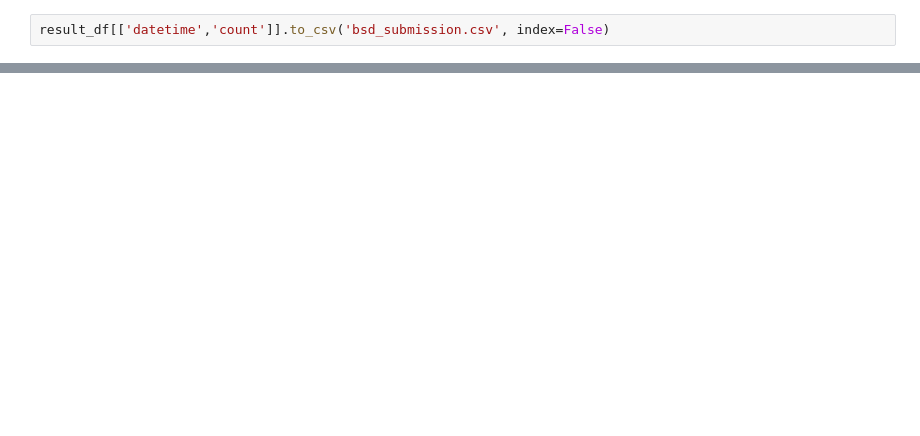
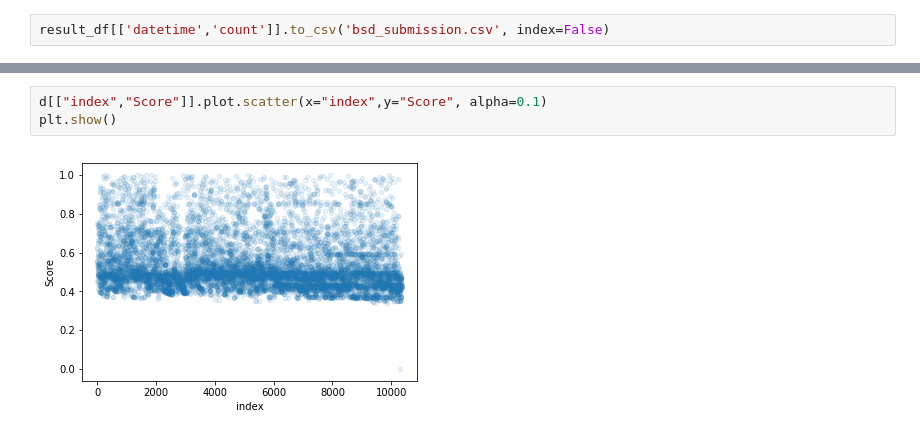
Before and after one commit to xtrmstep/bike-sharing-demand-exercise, a Jupyter notebook: bike-sharing-features.ipynb, the cells around one changed output, grey strips where cells are left out. Cells and saved outputs as stored; diff of their text form; blank space fills up the shorter version.

```diff
--- a/bike-sharing-features.ipynb
+++ b/bike-sharing-features.ipynb
@@ -218,0 +269,5 @@ result_df[['datetime','count']].to_csv('bsd_submission.csv', index=False)
+# %%
+d[["index","Score"]].plot.scatter(x="index",y="Score", alpha=0.1)
+plt.show()
+# %% [output]
+[figure, added]
```
Also changed, not shown: parts of 7 cells of this notebook, 4 other files.
